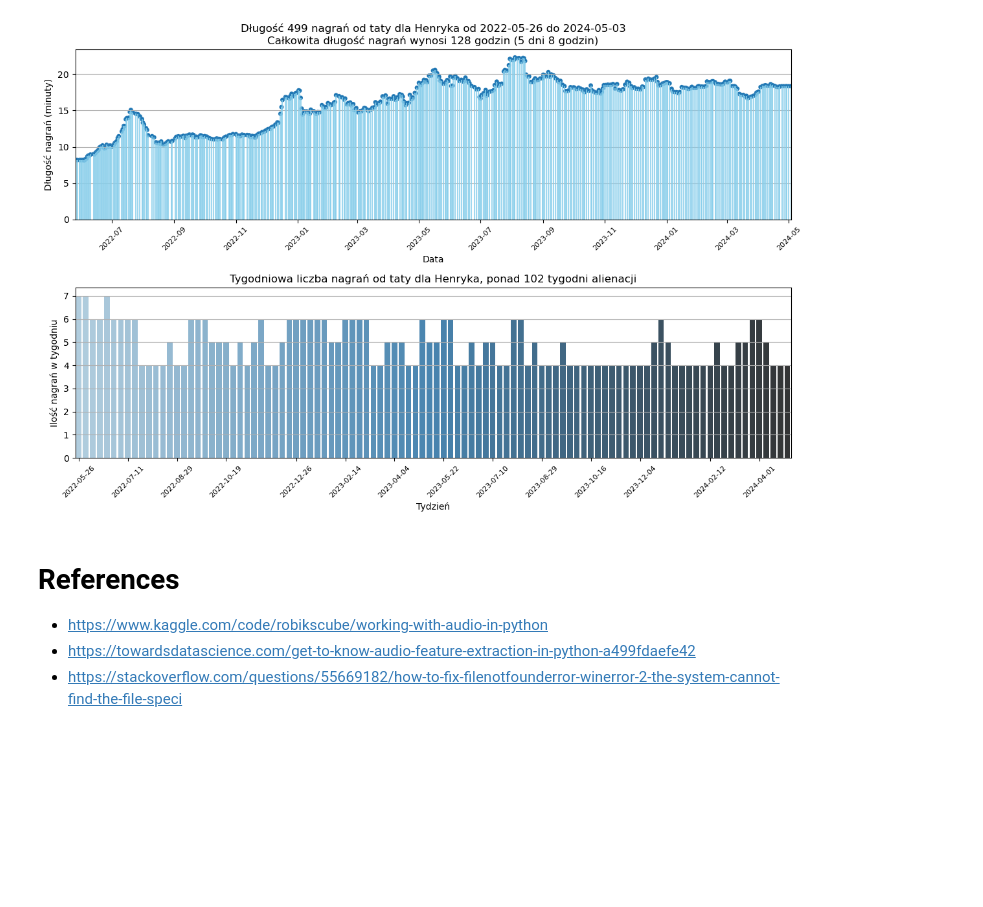
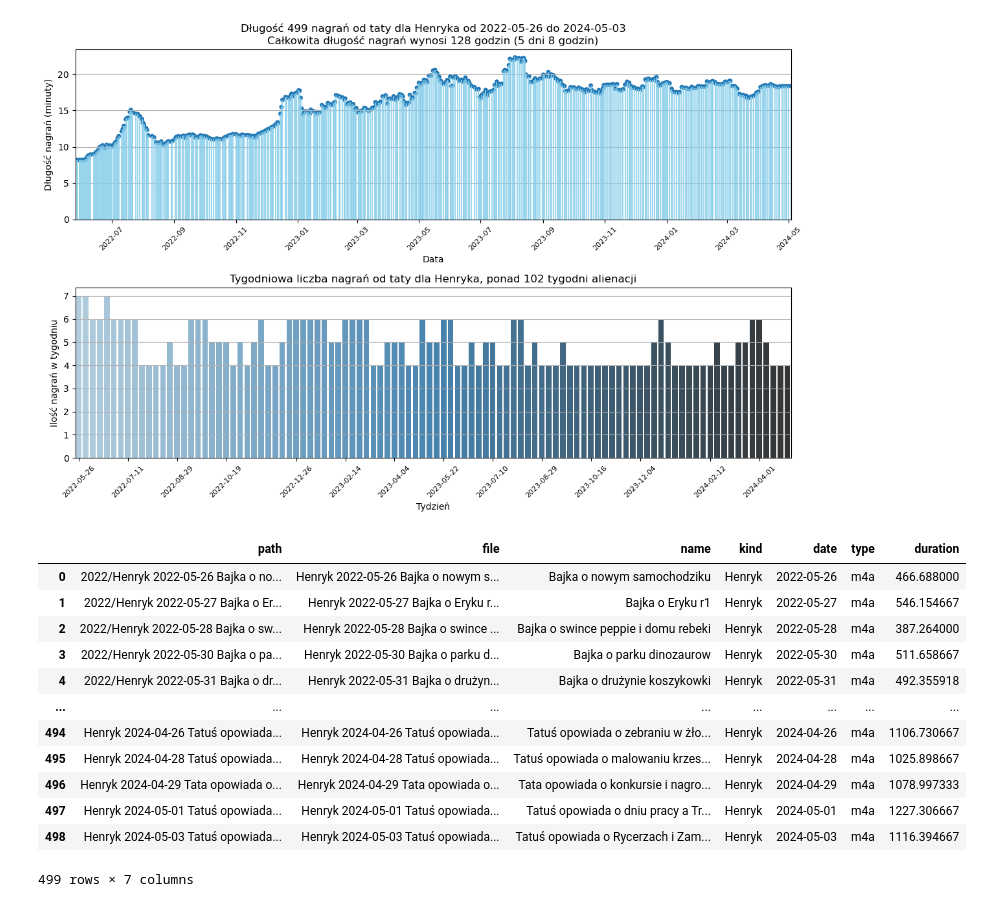
Before and after one commit to stellarshenson/henryk-analysis, a Jupyter notebook: notebooks/recordings/2 - analyse stats.ipynb, the cells around one changed output. Cells and saved outputs as stored; diff of their text form; code cells hidden in the pictures; blank space fills up the shorter version.

```diff
--- a/notebooks/recordings/2 - analyse stats.ipynb
+++ b/notebooks/recordings/2 - analyse stats.ipynb
@@ -109,8 +109,3 @@ fig.tight_layout(rect=[0, 0.01, 1, 0.99])
 plt.show()
 # %% [output]
 [figure]
-# %% [markdown]
-# References
-- https://www.kaggle.com/code/robikscube/working-with-audio-in-python
-- https://towardsdatascience.com/get-to-know-audio-feature-extraction-in-python-a499fdaefe42
-- https://stackoverflow.com/questions/55669182/how-to-fix-filenotfounderror-winerror-2-the-system-cannot-find-the-file-speci
@@ -118,0 +112,16 @@ plt.show()
+# %%
+df
+# %% [output]
+|  | path | file | name | kind | date | type | duration |
+| 0 | 2022/Henryk 2022-05-26 Bajka o no... | Henryk 2022-05-26 Bajka o nowym s... | Bajka o nowym samochodziku | Henryk | 2022-05-26 | m4a | 466.688000 |
+| 1 | 2022/Henryk 2022-05-27 Bajka o Er... | Henryk 2022-05-27 Bajka o Eryku r... | Bajka o Eryku r1 | Henryk | 2022-05-27 | m4a | 546.154667 |
+| 2 | 2022/Henryk 2022-05-28 Bajka o sw... | Henryk 2022-05-28 Bajka o swince ... | Bajka o swince peppie i domu rebeki | Henryk | 2022-05-28 | m4a | 387.264000 |
+| 3 | 2022/Henryk 2022-05-30 Bajka o pa... | Henryk 2022-05-30 Bajka o parku d... | Bajka o parku dinozaurow | Henryk | 2022-05-30 | m4a | 511.658667 |
+| 4 | 2022/Henryk 2022-05-31 Bajka o dr... | Henryk 2022-05-31 Bajka o drużyn... | Bajka o drużynie koszykowki | Henryk | 2022-05-31 | m4a | 492.355918 |
+| ... | ... | ... | ... | ... | ... | ... | ... |
+| 494 | Henryk 2024-04-26 Tatuś opowiada... | Henryk 2024-04-26 Tatuś opowiada... | Tatuś opowiada o zebraniu w żło... | Henryk | 2024-04-26 | m4a | 1106.730667 |
+| 495 | Henryk 2024-04-28 Tatuś opowiada... | Henryk 2024-04-28 Tatuś opowiada... | Tatuś opowiada o malowaniu krzes... | Henryk | 2024-04-28 | m4a | 1025.898667 |
+| 496 | Henryk 2024-04-29 Tata opowiada o... | Henryk 2024-04-29 Tata opowiada o... | Tata opowiada o konkursie i nagro... | Henryk | 2024-04-29 | m4a | 1078.997333 |
+| 497 | Henryk 2024-05-01 Tatuś opowiada... | Henryk 2024-05-01 Tatuś opowiada... | Tatuś opowiada o dniu pracy a Tr... | Henryk | 2024-05-01 | m4a | 1227.306667 |
+| 498 | Henryk 2024-05-03 Tatuś opowiada... | Henryk 2024-05-03 Tatuś opowiada... | Tatuś opowiada o Rycerzach i Zam... | Henryk | 2024-05-03 | m4a | 1116.394667 |
+499 rows × 7 columns
```
Also changed, not shown: parts of 1 cell of this notebook, 2 other files.
